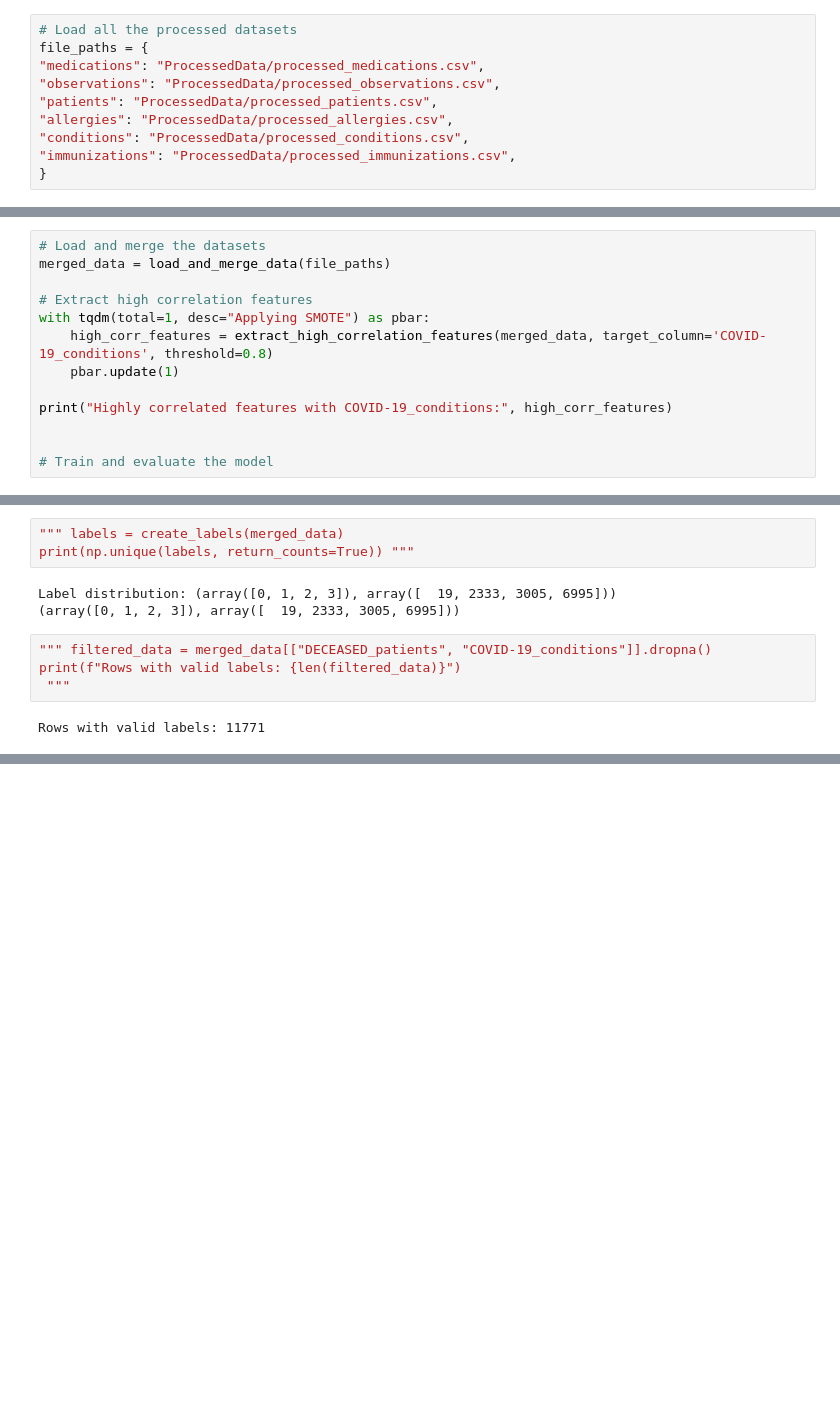
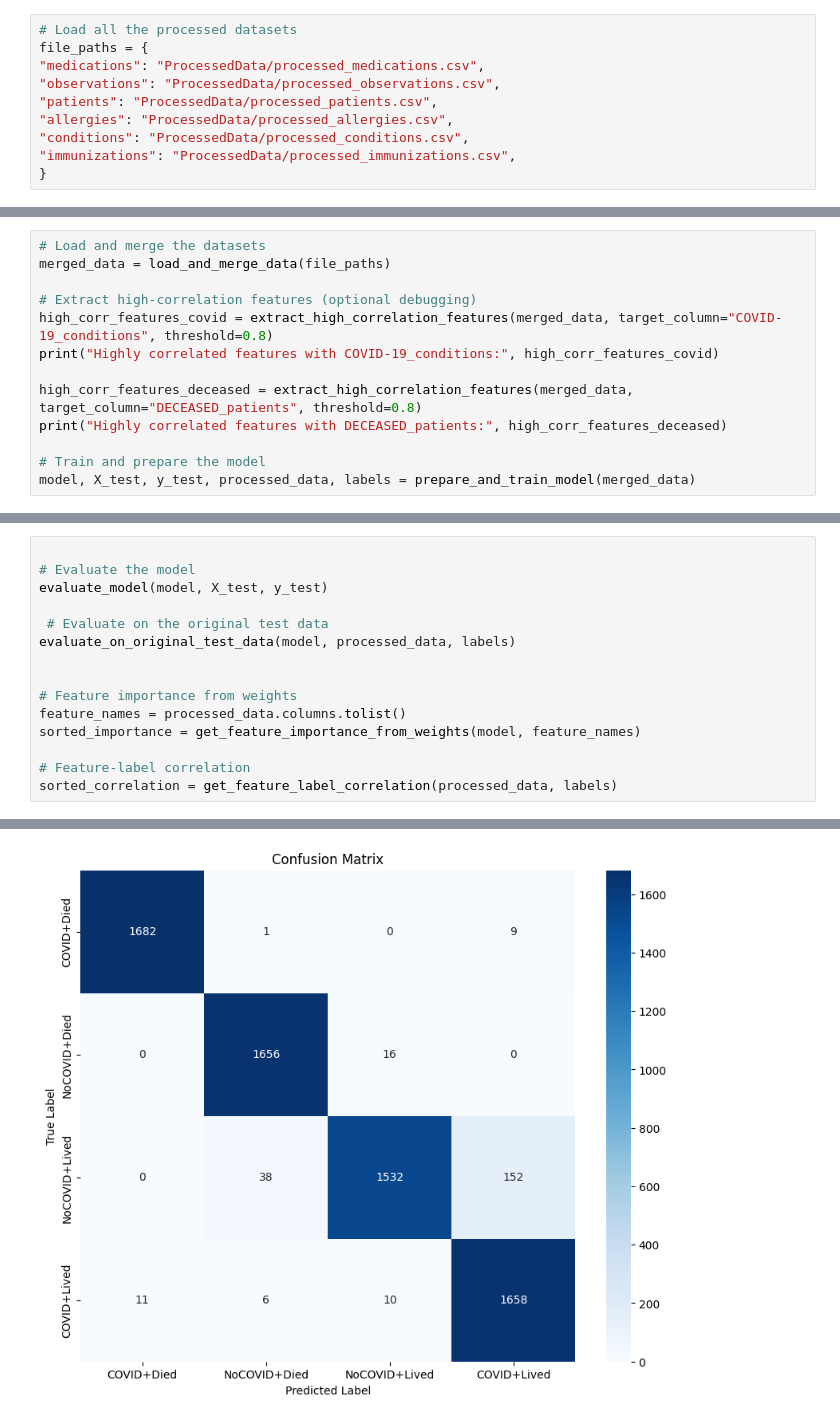
Before and after one commit to Sherchi/DPinML, a Jupyter notebook: main - Copy.ipynb, the cells around one changed output, grey strips where cells are left out. Cells and saved outputs as stored; diff of their text form; blank space fills up the shorter version.

```diff
--- a/main - Copy.ipynb
+++ b/main - Copy.ipynb
@@ -205,15 +283,15 @@ def train_and_evaluate_model(merged_data):
 # Load and merge the datasets
 merged_data = load_and_merge_data(file_paths)
 
-# Extract high correlation features
-with tqdm(total=1, desc="Applying SMOTE") as pbar:
-    high_corr_features = extract_high_correlation_features(merged_data, target_column='COVID-19_conditions', threshold=0.8)
-    pbar.update(1)
+# Extract high-correlation features (optional debugging)
+high_corr_features_covid = extract_high_correlation_features(merged_data, target_column="COVID-19_conditions", threshold=0.8)
+print("Highly correlated features with COVID-19_conditions:", high_corr_features_covid)
 
-print("Highly correlated features with COVID-19_conditions:", high_corr_features)
+high_corr_features_deceased = extract_high_correlation_features(merged_data, target_column="DECEASED_patients", threshold=0.8)
+print("Highly correlated features with DECEASED_patients:", high_corr_features_deceased)
 
-
-# Train and evaluate the model
+# Train and prepare the model
+model, X_test, y_test, processed_data, labels = prepare_and_train_model(merged_data)
 # %% [output]
 Rows in medications: 9566
 Rows in observations: 12352
@@ -267,12 +325,16 @@ weighted avg       0.97      0.97      0.97      2471
-# %%
-""" labels = create_labels(merged_data)
-print(np.unique(labels, return_counts=True)) """
-# %% [output]
-Label distribution: (array([0, 1, 2, 3]), array([  19, 2333, 3005, 6995]))
-(array([0, 1, 2, 3]), array([  19, 2333, 3005, 6995]))
-# %%
-""" filtered_data = merged_data[["DECEASED_patients", "COVID-19_conditions"]].dropna()
-print(f"Rows with valid labels: {len(filtered_data)}")
- """
-# %% [output]
-Rows with valid labels: 11771
+# %%
+
+# Evaluate the model
+evaluate_model(model, X_test, y_test)
+
+ # Evaluate on the original test data
+evaluate_on_original_test_data(model, processed_data, labels)
+
+
+# Feature importance from weights
+feature_names = processed_data.columns.tolist()
+sorted_importance = get_feature_importance_from_weights(model, feature_names)
+
+# Feature-label correlation
+sorted_correlation = get_feature_label_correlation(processed_data, labels)
+# %% [output]
@@ -278,0 +355 @@ Rows with valid labels: 11771
+[figure, added]
```
Also changed, not shown: parts of 4 cells of this notebook.
